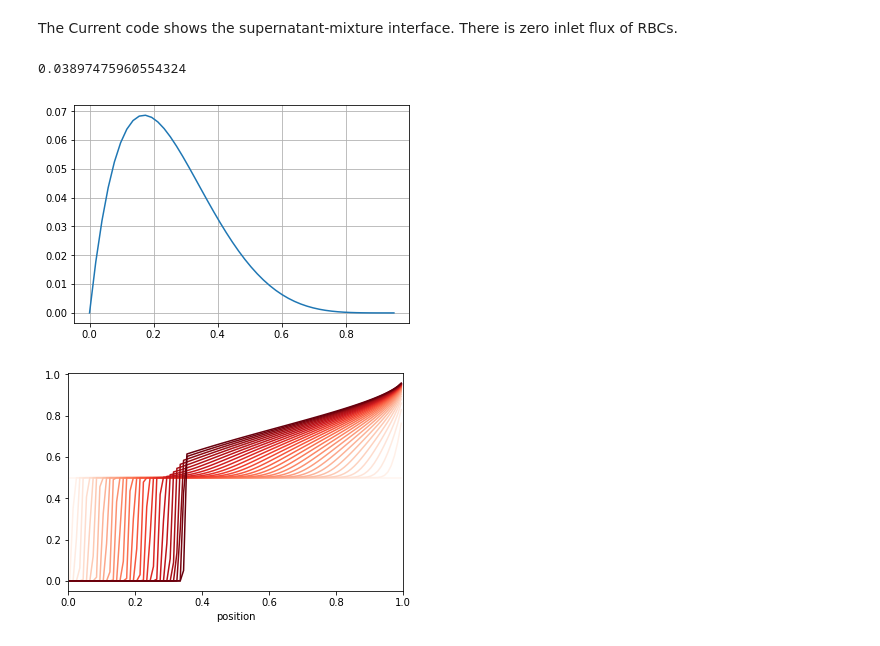
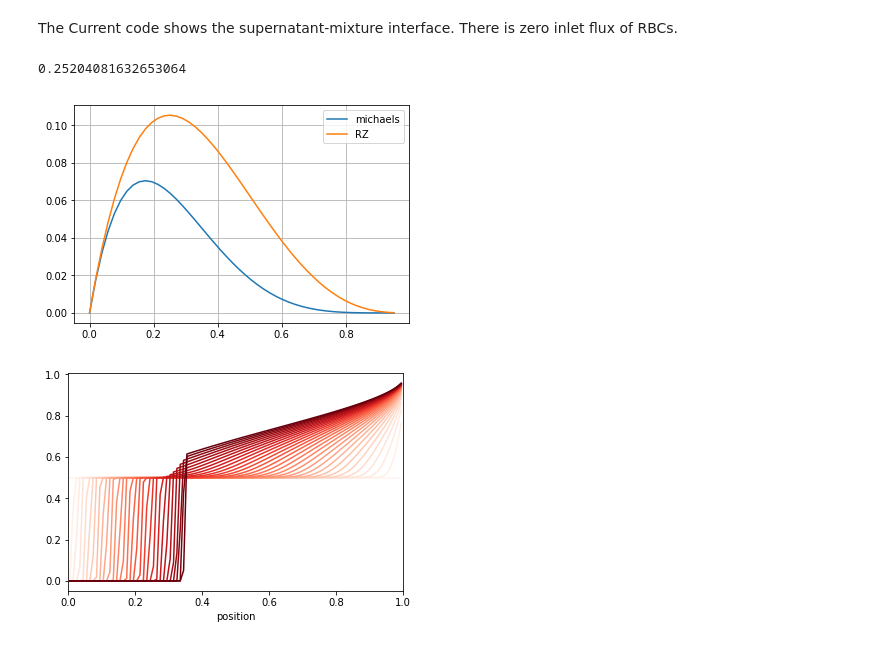
Before and after one commit to cliffanderson720/MS-Thesis-Pitt, a Jupyter notebook: Simulations/simple_wave_Godunov_1.5.ipynb, the cells around one changed output. Cells and saved outputs as stored; diff of their text form; code cells hidden in the pictures.

```diff
--- a/Simulations/simple_wave_Godunov_1.5.ipynb
+++ b/Simulations/simple_wave_Godunov_1.5.ipynb
@@ -68,12 +68,14 @@ The Current code shows the supernatant-mixture interface. There is zero inlet fl
 # %%
 amax=0.95
 ρs = np.linspace(0,amax)
-plt.plot(ρs,michaels(ρs,2.71,amax=amax)*ρs)
+plt.plot(ρs,michaels(ρs,2.71,amax=amax)*ρs,label='michaels')
+plt.plot(ρs,ρs*(1-ρs)**3,label='RZ')
+print(ρs[np.argmax(ρs*(1-ρs)**3)])
+plt.legend()
 plt.grid()
-michaels(0.05,2.71,amax=amax)*0.05
 # %% [output]
-0.03897475960554324
+0.25204081632653064
-[figure, old version]
+[figure, new version]
 # %%
 def get_ρ(ρ):
 #     ρ[0] = 0
```
Also changed, not shown: 5 other files.
